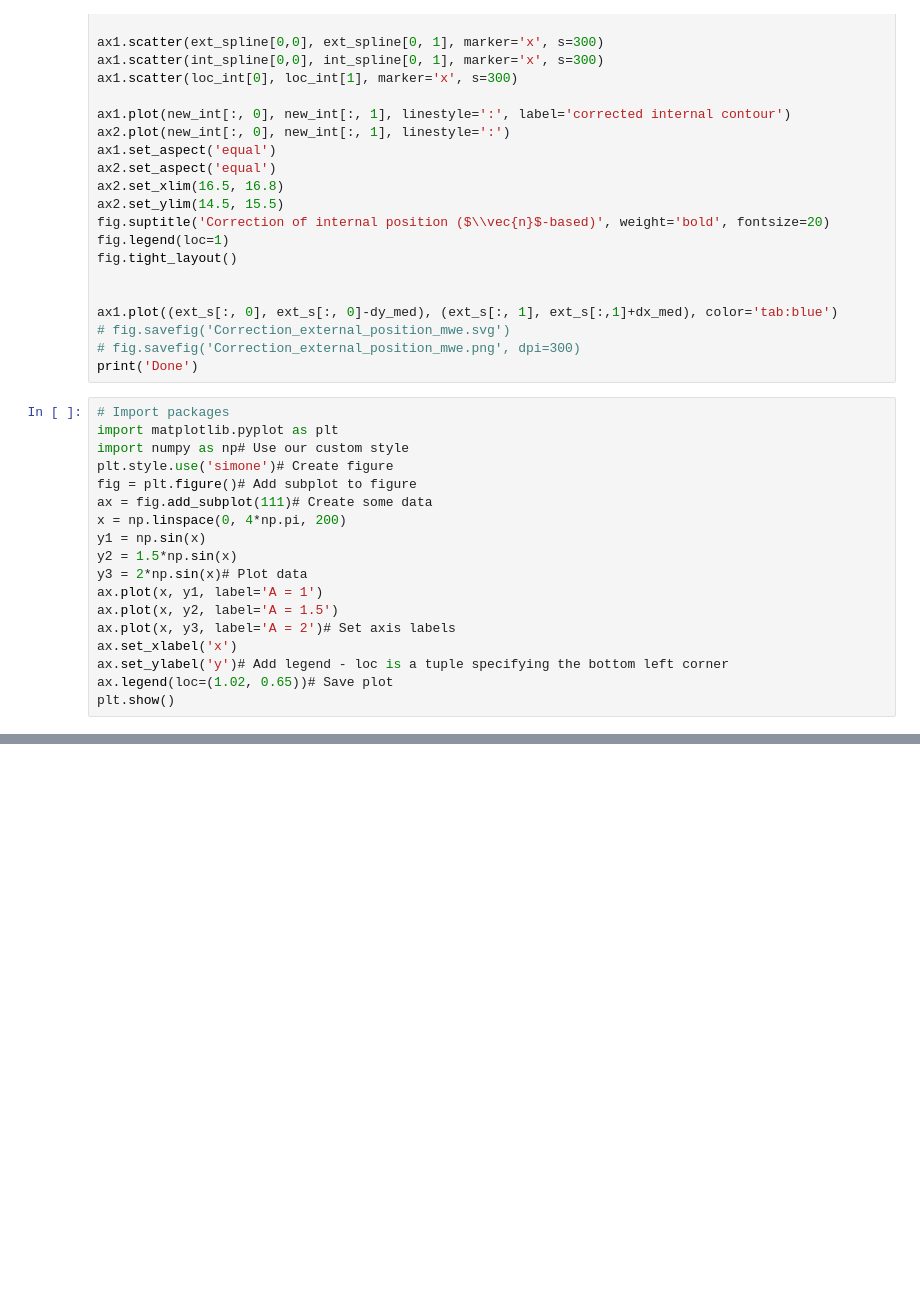
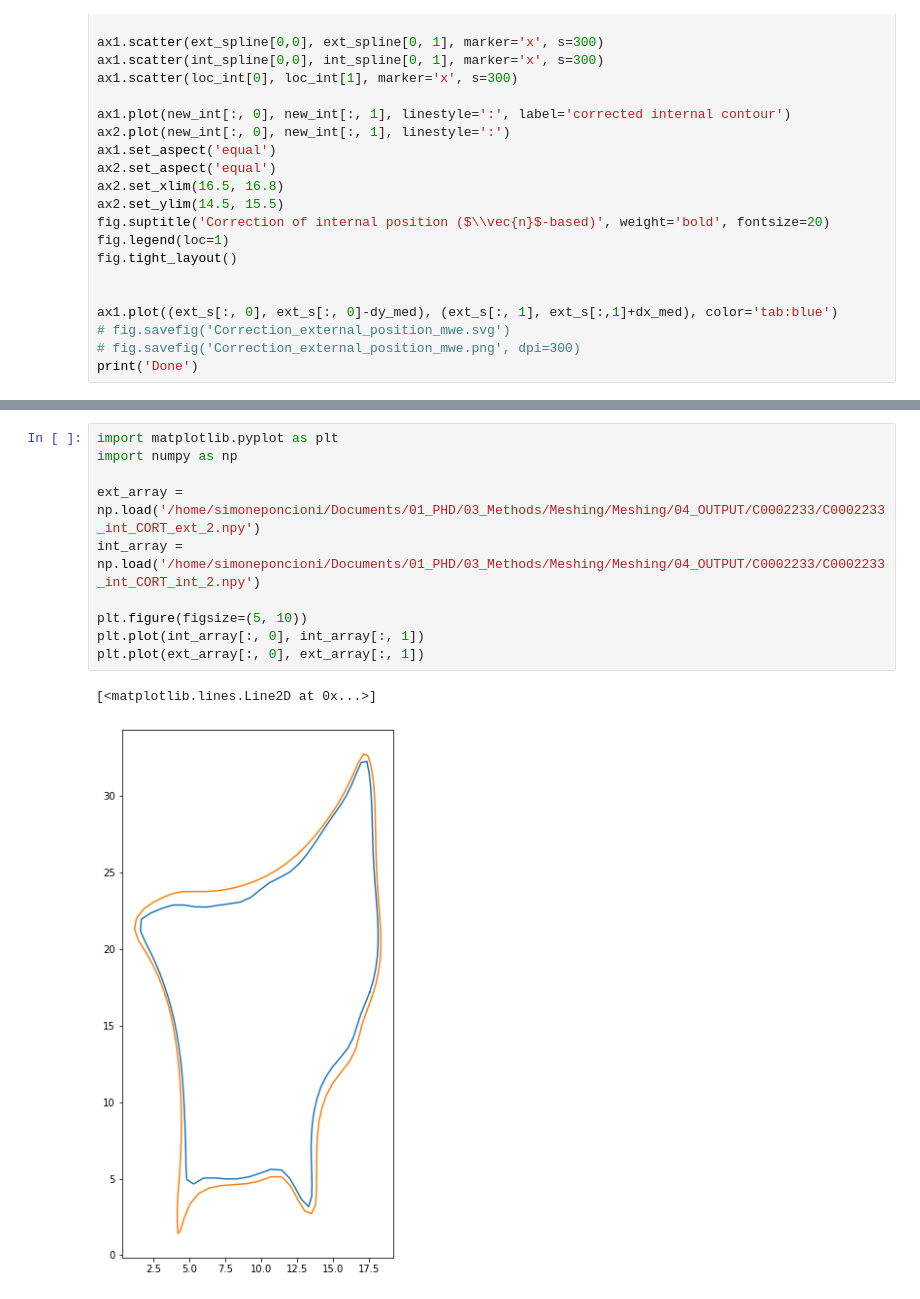
Before and after one commit to artorg-unibe-ch/spline_mesher, a Jupyter notebook: tmp/intersection_internal.ipynb, the cells around one changed output, grey strips where cells are left out. Cells and saved outputs as stored; diff of their text form; blank space fills up the shorter version.

```diff
--- a/tmp/intersection_internal.ipynb
+++ b/tmp/intersection_internal.ipynb
@@ -635,21 +635,3 @@ ax1.plot((ext_s[:, 0], ext_s[:, 0]-dy_med), (ext_s[:, 1], ext_s[:,1]+dx_med), co
 # fig.savefig('Correction_external_position_mwe.svg')
 # fig.savefig('Correction_external_position_mwe.png', dpi=300)
 print('Done')
-# %%
-# Import packages
-import matplotlib.pyplot as plt
-import numpy as np# Use our custom style
-plt.style.use('simone')# Create figure
-fig = plt.figure()# Add subplot to figure
-ax = fig.add_subplot(111)# Create some data
-x = np.linspace(0, 4*np.pi, 200)
-y1 = np.sin(x)
-y2 = 1.5*np.sin(x)
-y3 = 2*np.sin(x)# Plot data
-ax.plot(x, y1, label='A = 1')
-ax.plot(x, y2, label='A = 1.5')
-ax.plot(x, y3, label='A = 2')# Set axis labels
-ax.set_xlabel('x')
-ax.set_ylabel('y')# Add legend - loc is a tuple specifying the bottom left corner
-ax.legend(loc=(1.02, 0.65))# Save plot
-plt.show()
@@ -666,0 +657,13 @@ matplotlib.matplotlib_fname()
+# %%
+import matplotlib.pyplot as plt
+import numpy as np
+
+ext_array = np.load('/home/simoneponcioni/Documents/01_PHD/03_Methods/Meshing/Meshing/04_OUTPUT/C0002233/C0002233_int_CORT_ext_2.npy')
+int_array = np.load('/home/simoneponcioni/Documents/01_PHD/03_Methods/Meshing/Meshing/04_OUTPUT/C0002233/C0002233_int_CORT_int_2.npy')
+
+plt.figure(figsize=(5, 10))
+plt.plot(int_array[:, 0], int_array[:, 1])
+plt.plot(ext_array[:, 0], ext_array[:, 1])
+# %% [output]
+[<matplotlib.lines.Line2D at 0x...>]
+[figure, added]
```
Also changed, not shown: parts of 6 cells of this notebook, 2 other files.
